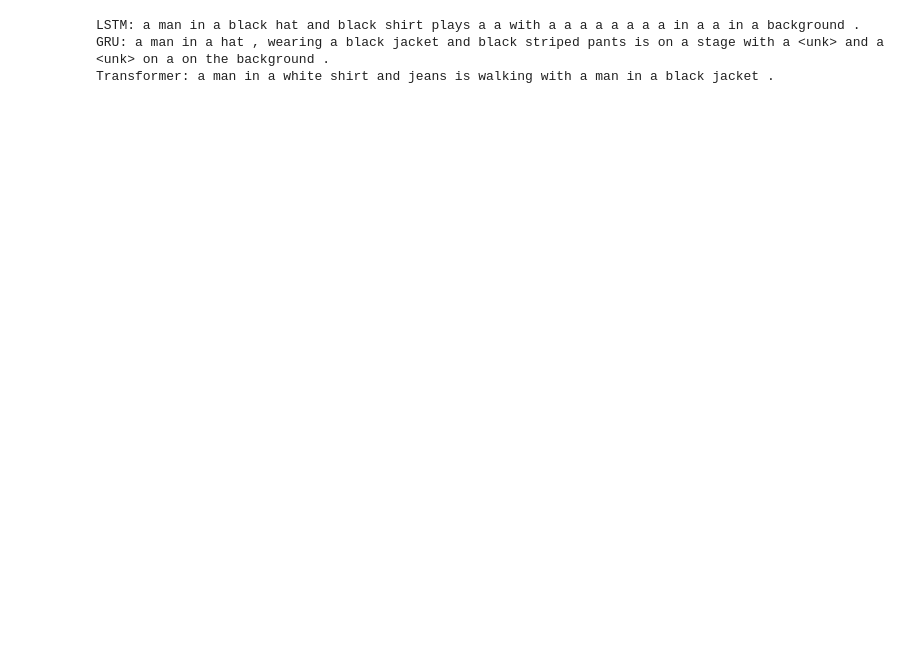
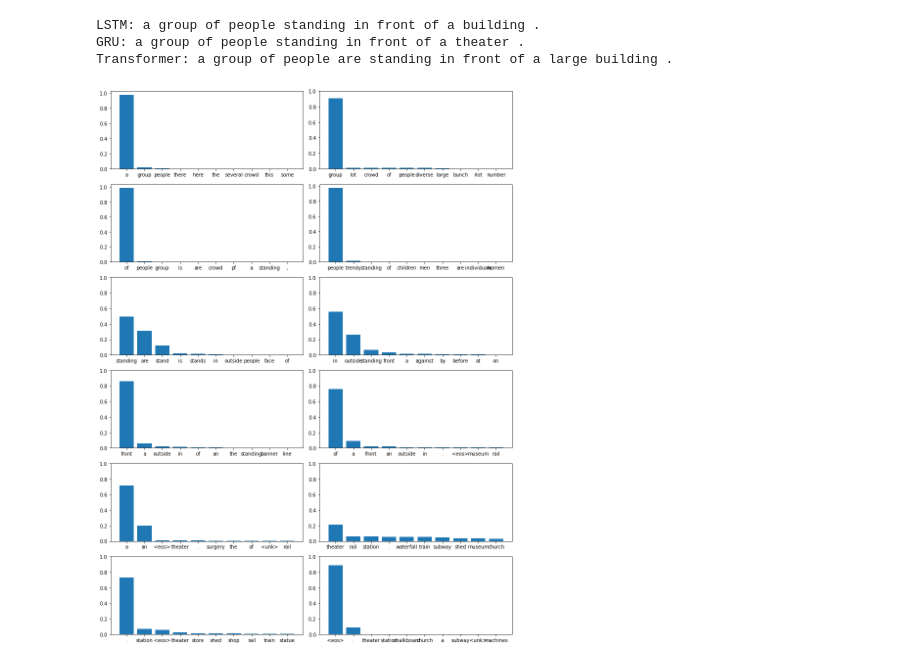
Before and after one commit to silasbrack/sota-neural-translation, a Jupyter notebook: summary.ipynb, the cells around one changed output. Drawn from its saved outputs; the diff is of its cells as text; code cells hidden in the pictures; blank space fills up the shorter version.

```diff
--- a/summary.ipynb
+++ b/summary.ipynb
@@ -209,6 +193,20 @@ model.eval()
 %%capture
 from torch import Tensor
 from typing import Tuple
+def plot_most_likely_words(most_likely_words):
+    import matplotlib.pyplot as plt
+    import numpy as np
+    sentence_length = len(most_likely_words)
+    cols = 2
+    rows = int(np.ceil(sentence_length / cols))
+    fig = plt.figure(figsize=(12,16))
+    for i in range(sentence_length):
+        probabilities, words = most_likely_words[i]
+        plt.subplot(rows,cols,i+1)
+        plt.bar(words, probabilities.cpu())
+        plt.yticks([0.,0.2,0.4,0.6,0.8,1.])
+    plt.tight_layout()
+    plt.show()
 class Encoder2(nn.Module):
     def __init__(self,
                  input_dim: int,
@@ -416,7 +414,7 @@ def get_most_likely_words(number_of_words, output, field):
     return values, [field.vocab.itos[idx] for idx in indices]
 def translate_sentence2(model, sentence, german, english, device, max_length=50, multiple_guesses=0):
     import spacy
-    spacy_ger = spacy.load("de_core_news_sm")
+    spacy_ger = spacy.load("de")
     model.eval()
 
     if type(sentence) == str:
@@ -454,7 +452,24 @@ def translate_sentence2(model, sentence, german, english, device, max_length=50,
     if multiple_guesses > 1:
         return translated_sentence[1:], best_guesses
     return translated_sentence[1:]
-INPUT_DIM = len(SRC.vocab)-1
+SRC = Field(tokenize = "spacy",
+            tokenizer_language="de",
+            init_token = '<sos>',
+            eos_token = '<eos>',
+            lower = True)
+
+TRG = Field(tokenize = "spacy",
+            tokenizer_language="en",
+            init_token = '<sos>',
+            eos_token = '<eos>',
+            lower = True)
+
+train_data, _,_= Multi30k.splits(exts = ('.de', '.en'), fields = (SRC, TRG))
+
+SRC.build_vocab(train_data, min_freq = 2)
+TRG.build_vocab(train_data, min_freq = 2)
+del train_data
+INPUT_DIM = len(SRC.vocab)
 OUTPUT_DIM = len(TRG.vocab)
 
 ENC_EMB_DIM = 256
@@ -736,7 +749,11 @@ sentence = "ein mann mit kariertem hut in einer schwarzen jacke und einer schwar
+# %%
+sentence = "eine gruppe von menschen steht vor einem iglu ."
+#plots dont work well with long sentences
 # %%
 #@title Translate
 print("LSTM: "+" ".join(translate_sentence(model, sentence , german, english, device)[:-1]))
-print("GRU: "+" ".join(translate_sentence2(model3, sentence, SRC, TRG, device, max_length=50, multiple_guesses=10)[0][:-1]))
+translation, likely = translate_sentence2(model3, sentence, SRC, TRG, device, max_length=50, multiple_guesses=10)
+print("GRU: "+" ".join(translation[:-1]))
 sentence1 = [SRC.preprocess(sentence)]
 src = SRC.process(sentence1).to(device).T
 src_mask = (src != SRC.vocab.stoi["<pad>"]).unsqueeze(-2)
@@ -751,6 +768,11 @@ for i in range(1, out.size(1)):
       translation.append(sym)
 print("Transformer: " + ' '.join(translation))
 # %% [output]
-LSTM: a man in a black hat and black shirt plays a a with a a a a a a a a in a a in a background .
-GRU: a man in a hat , wearing a black jacket and black striped pants is on a stage with a <unk> and a <unk> on a on the background .
-Transformer: a man in a white shirt and jeans is walking with a man in a black jacket .
+LSTM: a group of people standing in front of a building .
+GRU: a group of people standing in front of a theater .
+Transformer: a group of people are standing in front of a large building .
+# %%
+#@title GRU most likely words
+plot_most_likely_words(likely)
+# %% [output]
+[figure, added]
```
Also changed, not shown: parts of 5 cells of this notebook.
